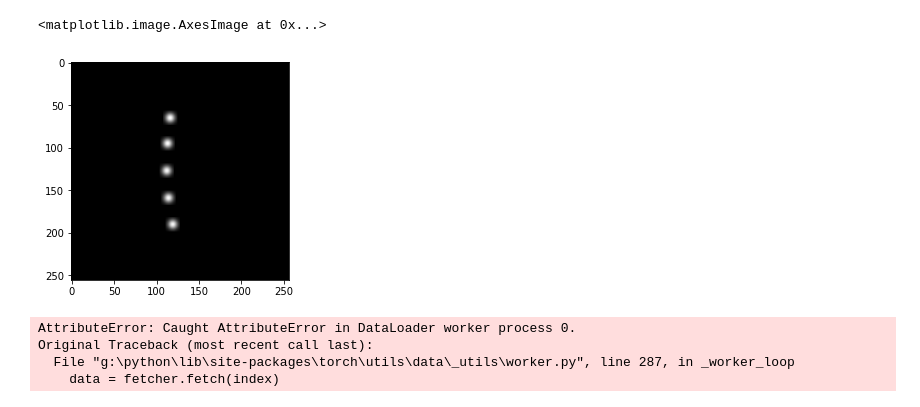
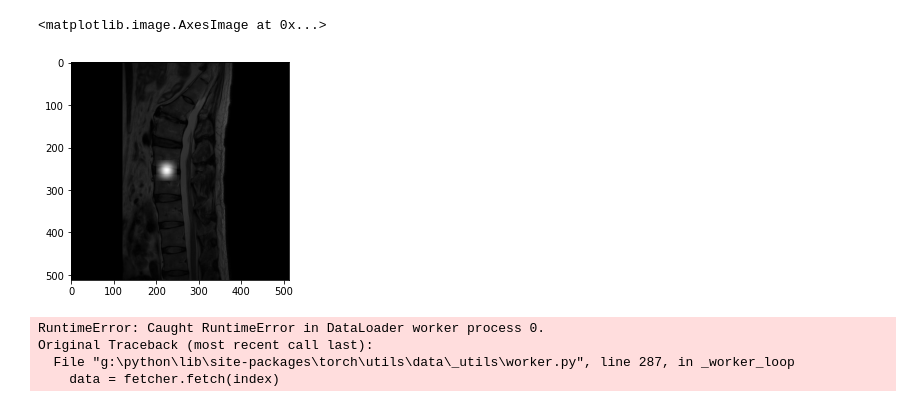
Before and after one commit to L-MingHao/test, a Jupyter notebook: Src/test4.ipynb, the cells around one changed output. Cells and saved outputs as stored; diff of their text form; code cells hidden in the pictures.

Commit message:
improve heatmap real value

```diff
--- a/Src/test4.ipynb
+++ b/Src/test4.ipynb
@@ -23,5 +36,5 @@ from DataLoader.dataloader_IVDsegmentation import landmark_extractor
 # %%
-MRfile_path = 'G:/SpineSegmentation/Spine_Segmentation/Spine_Segmentation/Case5/MR.nii.gz'
+MRfile_path = 'G:/SpineSegmentation/Spine_Segmentation/Spine_Segmentation/Case5/MR_512.nii.gz'
 MR = sitk.ReadImage(MRfile_path , sitk.sitkFloat32)
 MR = sitk.GetArrayFromImage(MR)[np.newaxis, :, :, :]
 MR = np.clip(MR / 2048, a_min=0, a_max=1)
@@ -32,17 +45,18 @@ MR.shape
 # %%
-landmarkfile_path = 'G:/SpineSegmentation/Spine_Segmentation/Spine_Segmentation/Case5/landmarks.csv'
+landmarkfile_path = 'G:/SpineSegmentation/Spine_Segmentation/Spine_Segmentation/Case5/landmarks_512.csv'
 landmarks = pd.read_csv(landmarkfile_path)
 landmarks = landmark_extractor(landmarks)
 list_landmarks = landmarks
 # %%
 _,D, H, W = MR.shape
-heatmap_generator = HeatmapGenerator(image_size=(D, H, W),
-                                         sigma=2.,
-                                         scale_factor=1.,
-                                         normalize=True,
-                                         size_sigma_factor=8,
-                                         sigma_scale_factor=2,
-                                         dtype=np.float32)
+heatmap_generator = HeatmapGenerator(image_size=(D, H, W),  # (12, 512, 512)
+                                     sigma=3.,
+                                     spine_heatmap_sigma=10,  # 20
+                                     scale_factor=3.,
+                                     spine_heatmap_scale_factor=20,
+                                     normalize=True,
+                                     size_sigma_factor=16,  # 8
+                                     sigma_scale_factor=4,)
 # %%
 #for index, landmark in enumerate(list_IVD_landmarks):
     #index
@@ -51,4 +65,5 @@ temp = torch.zeros(1, 12, 256, 256)
 index = random.randint(0, 18)
 while True in np.isnan(list_landmarks[index]):
     index = random.randint(0, 18)
-heatmap = torch.from_numpy(heatmap_generator.generate_heatmap(landmark=list_landmarks[index - 2])[np.newaxis, :, :, :])
+heatmap = heatmap_generator.generate_heatmap(landmark=list_landmarks[index])
+index
@@ -81,8 +72,8 @@ plt.imshow(pred_heatmap[6], cmap='gray')
 # %%
-plt.imshow(heatmap[0][6]+ heatmap1[0][6] + heatmap2[0][6] + heatmap3[0][6] + heatmap4[0][6], cmap='gray')
+plt.imshow(heatmap[6] + MR[0][6], cmap='gray')
 # %% [output]
 <matplotlib.image.AxesImage at 0x...>
-[figure, old version]
+[figure, new version]
 # %%
 dataset =  [MR, heatmap]
 loader = data.DataLoader(dataset=dataset, batch_size=2, shuffle=True, num_workers=4,
@@ -91,7 +82,7 @@ for batch_idx, case in tqdm(enumerate(loader)):
     input_ = case[0]  # tensor: (batch_size, C, D, H, W)
     target = case[1:]
 # %% [output]
-AttributeError: Caught AttributeError in DataLoader worker process 0.
+RuntimeError: Caught RuntimeError in DataLoader worker process 0.
 Original Traceback (most recent call last):
   File "g:\python\lib\site-packages\torch\utils\data\_utils\worker.py", line 287, in _worker_loop
     data = fetcher.fetch(index)
```
Also changed, not shown: parts of 7 cells of this notebook, 3 other files.
